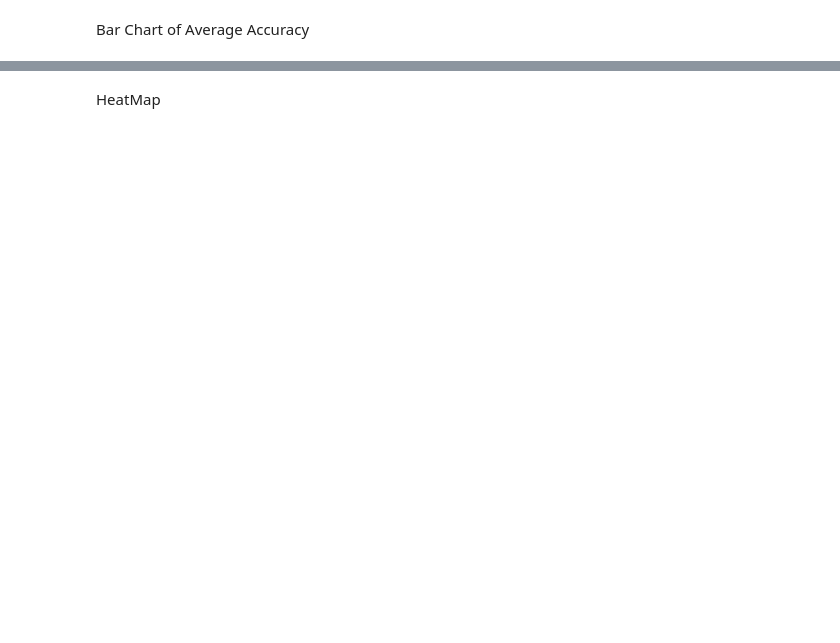
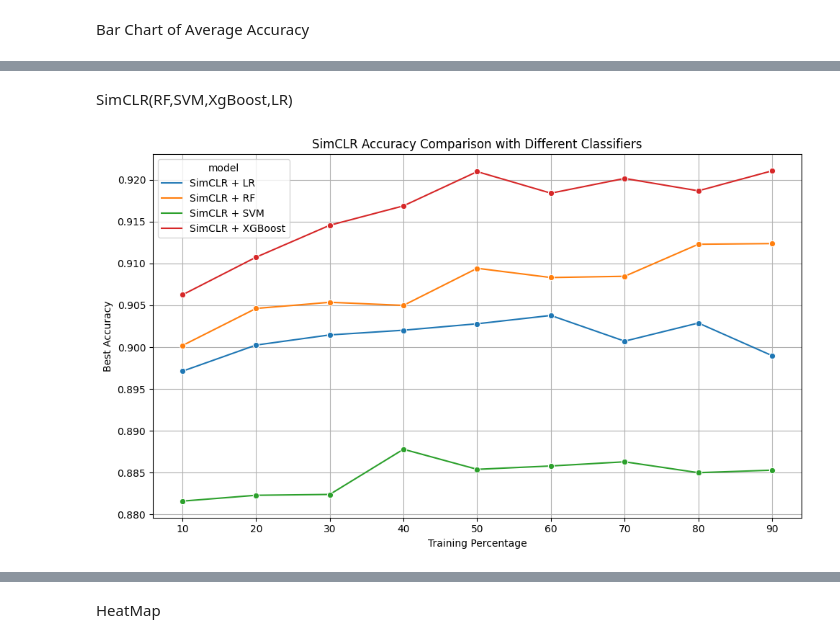
Before and after one commit to shuvookd/Thesis_MSc, a Jupyter notebook: comparison-output-final.ipynb, the cells around one changed output, grey strips where cells are left out. Cells and saved outputs as stored; diff of their text form; code cells hidden in the pictures; blank space fills up the shorter version.

```diff
--- a/comparison-output-final.ipynb
+++ b/comparison-output-final.ipynb
@@ -175,3 +191,5 @@ plt.show()
 2      MoCo + SVM      0.906000
 3  MoCo + XGBoost      0.910203
 [figure]
+# %% [markdown]
+SimCLR(RF,SVM,XgBoost,LR)
@@ -177,0 +200,6 @@ plt.show()
+# %%
+# Load SimCLR classifier results
+simclr_rf = pd.read_csv('/kaggle/input/sim-clr-result/simclr_ssl_rf_results_all_epochs.csv')
+simclr_lr = pd.read_csv('/kaggle/input/sim-clr-result/simclr_linear_unsw_results.csv')
+simclr_svm = pd.read_csv('/kaggle/input/sim-clr-result/sim_clr_svm_results.csv')
+simclr_xgb = pd.read_csv('/kaggle/input/sim-clr-result/simclr_xgboost_unsw_results.csv')
@@ -177,0 +227,28 @@ plt.show()
+# %%
+# Apply after fixes
+rf_best = extract_best(simclr_rf, 'SimCLR + RF')
+lr_best = extract_best(simclr_lr, 'SimCLR + LR')
+svm_best = extract_best(simclr_svm, 'SimCLR + SVM')
+xgb_best = extract_best(simclr_xgb, 'SimCLR + XGBoost')
+
+# Combine and plot
+simclr_all = pd.concat([rf_best, lr_best, svm_best, xgb_best], ignore_index=True)
+simclr_all.sort_values(by=['model', 'train_pct'], inplace=True)
+
+import matplotlib.pyplot as plt
+import seaborn as sns
+
+# Use the final cleaned & combined simclr_all from earlier
+# (contains train_pct, accuracy, and model for RF, LR, SVM, XGBoost)
+
+plt.figure(figsize=(10, 6))
+sns.lineplot(data=simclr_all, x='train_pct', y='accuracy', hue='model', marker='o')
+
+plt.title('SimCLR Accuracy Comparison with Different Classifiers')
+plt.xlabel('Training Percentage')
+plt.ylabel('Best Accuracy')
+plt.grid(True)
+plt.tight_layout()
+plt.show()
+# %% [output]
+[figure, added]
```
Also changed, not shown: parts of 21 cells of this notebook.
